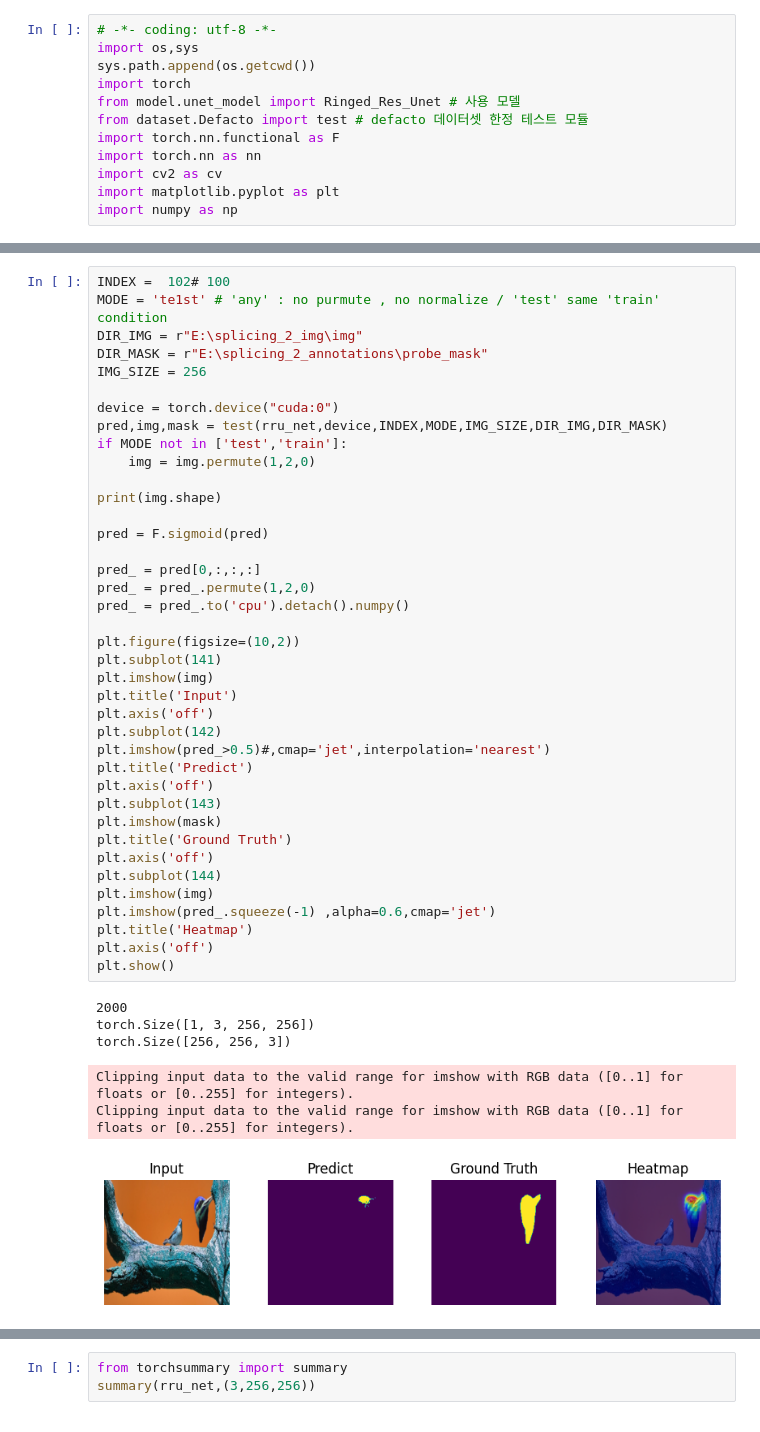
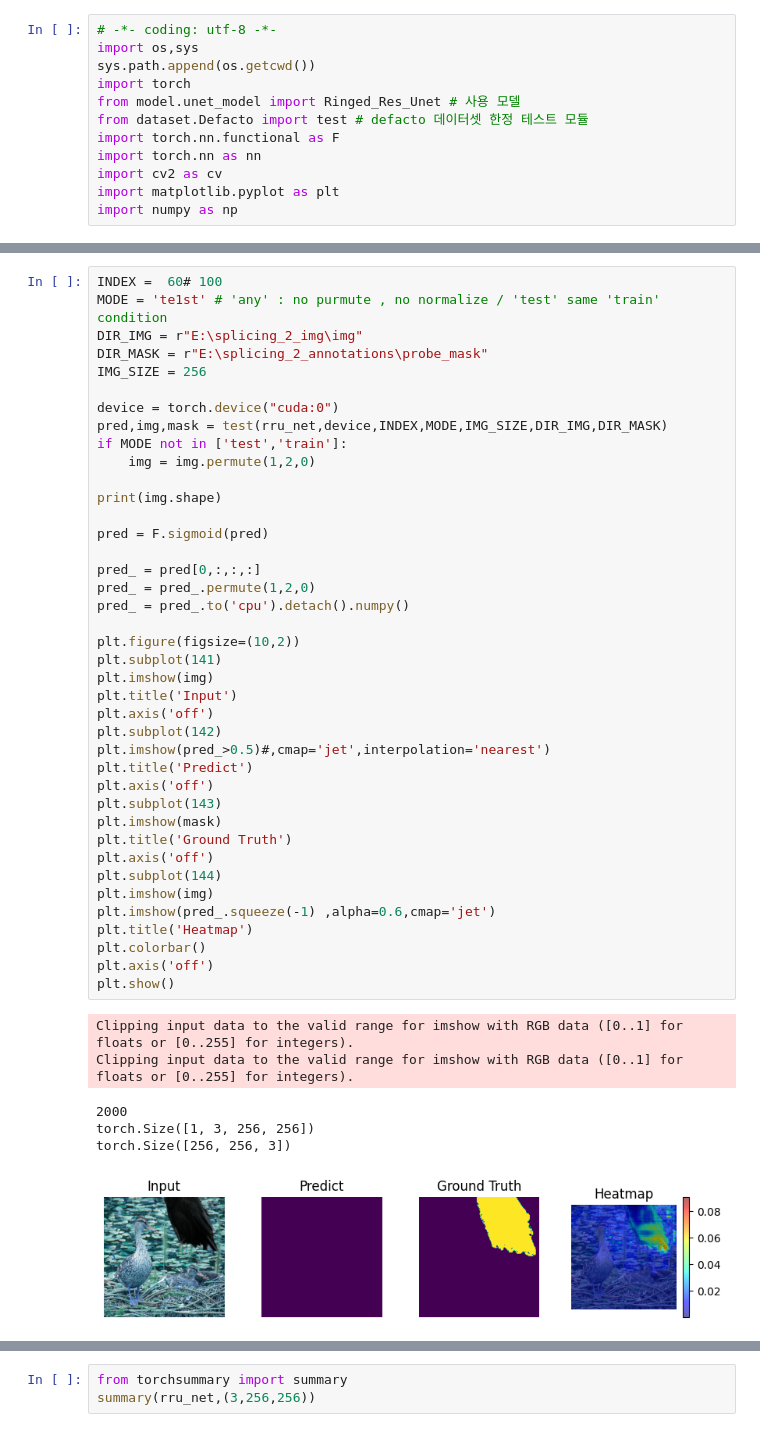
Before and after one commit to ictseoyoungmin/lab_ringed_residual, a Jupyter notebook: RRU_train_test_1.ipynb, the cells around one changed output, grey strips where cells are left out. Cells and saved outputs as stored; diff of their text form.

```diff
--- a/RRU_train_test_1.ipynb
+++ b/RRU_train_test_1.ipynb
@@ -25,5 +24,5 @@ RuntimeError: Error(s) in loading state_dict for Ringed_Res_Unet:
 # %%
-INDEX =  102# 100
+INDEX =  60# 100
 MODE = 'te1st' # 'any' : no purmute , no normalize / 'test' same 'train' condition
 DIR_IMG = r"E:\splicing_2_img\img"
 DIR_MASK = r"E:\splicing_2_annotations\probe_mask"
@@ -35,36 +34,37 @@ if MODE not in ['test','train']:
     img = img.permute(1,2,0)
 
 print(img.shape)
 
 pred = F.sigmoid(pred)
 
 pred_ = pred[0,:,:,:]
 pred_ = pred_.permute(1,2,0)
 pred_ = pred_.to('cpu').detach().numpy()
 
 plt.figure(figsize=(10,2))
 plt.subplot(141)
 plt.imshow(img)
 plt.title('Input')
 plt.axis('off')
 plt.subplot(142)
 plt.imshow(pred_>0.5)#,cmap='jet',interpolation='nearest')
 plt.title('Predict')
 plt.axis('off')
 plt.subplot(143)
 plt.imshow(mask)
 plt.title('Ground Truth')
 plt.axis('off')
 plt.subplot(144)
 plt.imshow(img)
 plt.imshow(pred_.squeeze(-1) ,alpha=0.6,cmap='jet')
 plt.title('Heatmap')
+plt.colorbar()
 plt.axis('off')
 plt.show()
 # %% [output]
-2000
-torch.Size([1, 3, 256, 256])
-torch.Size([256, 256, 3])
+Clipping input data to the valid range for imshow with RGB data ([0..1] for floats or [0..255] for integers).
+Clipping input data to the valid range for imshow with RGB data ([0..1] for floats or [0..255] for integers).
-Clipping input data to the valid range for imshow with RGB data ([0..1] for floats or [0..255] for integers).
-Clipping input data to the valid range for imshow with RGB data ([0..1] for floats or [0..255] for integers).
+2000
+torch.Size([1, 3, 256, 256])
+torch.Size([256, 256, 3])
-[figure, old version]
+[figure, new version]
```
Also changed, not shown: parts of 7 cells of this notebook, 7 other files.
